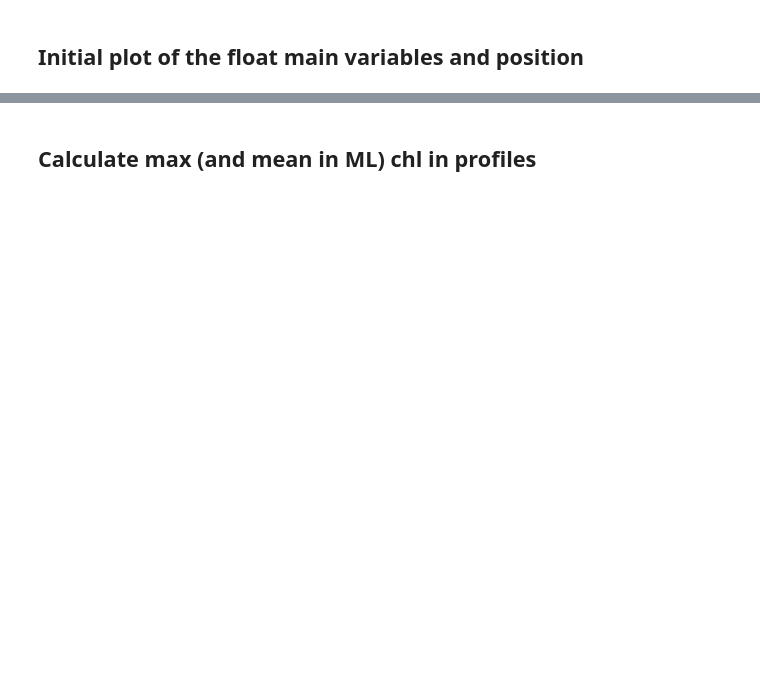
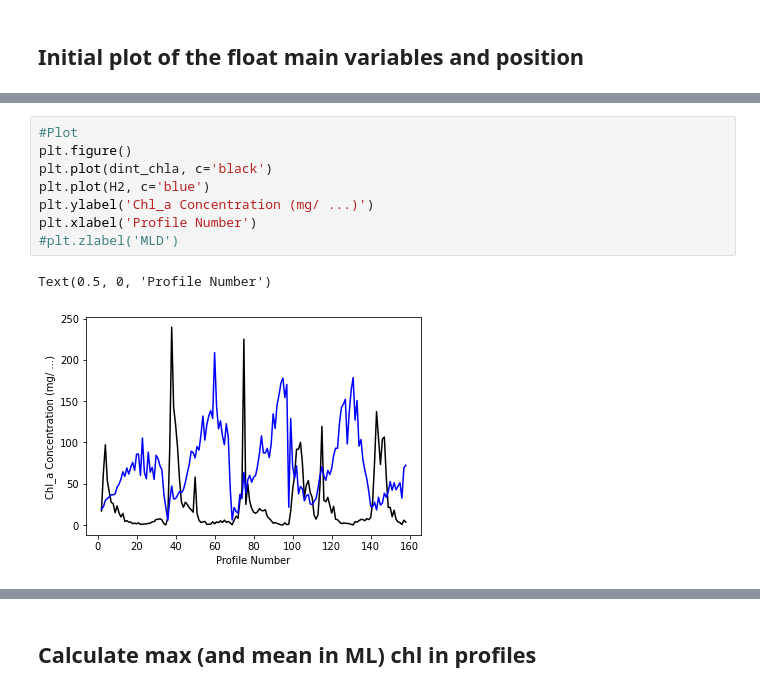
Before and after one commit to ClaraCDouglas/net_community_production, a Jupyter notebook: notebooks/FromBieito/UnderIceAnalysis.ipynb, the cells around one changed output, grey strips where cells are left out. Drawn from its saved outputs; the diff is of its cells as text; blank space fills up the shorter version.

```diff
--- a/notebooks/FromBieito/UnderIceAnalysis.ipynb
+++ b/notebooks/FromBieito/UnderIceAnalysis.ipynb
@@ -75,0 +180,11 @@ FLOAT.plots_map_main_variables(studyarea, shows = True, saves = False,  ylim=  (
+# %%
+#Plot
+plt.figure()
+plt.plot(dint_chla, c='black')
+plt.plot(H2, c='blue')
+plt.ylabel('Chl_a Concentration (mg/ ...)')
+plt.xlabel('Profile Number')
+#plt.zlabel('MLD')
+# %% [output]
+Text(0.5, 0, 'Profile Number')
+[figure, added]
```
Also changed, not shown: parts of 32 cells of this notebook, 3 other files.
